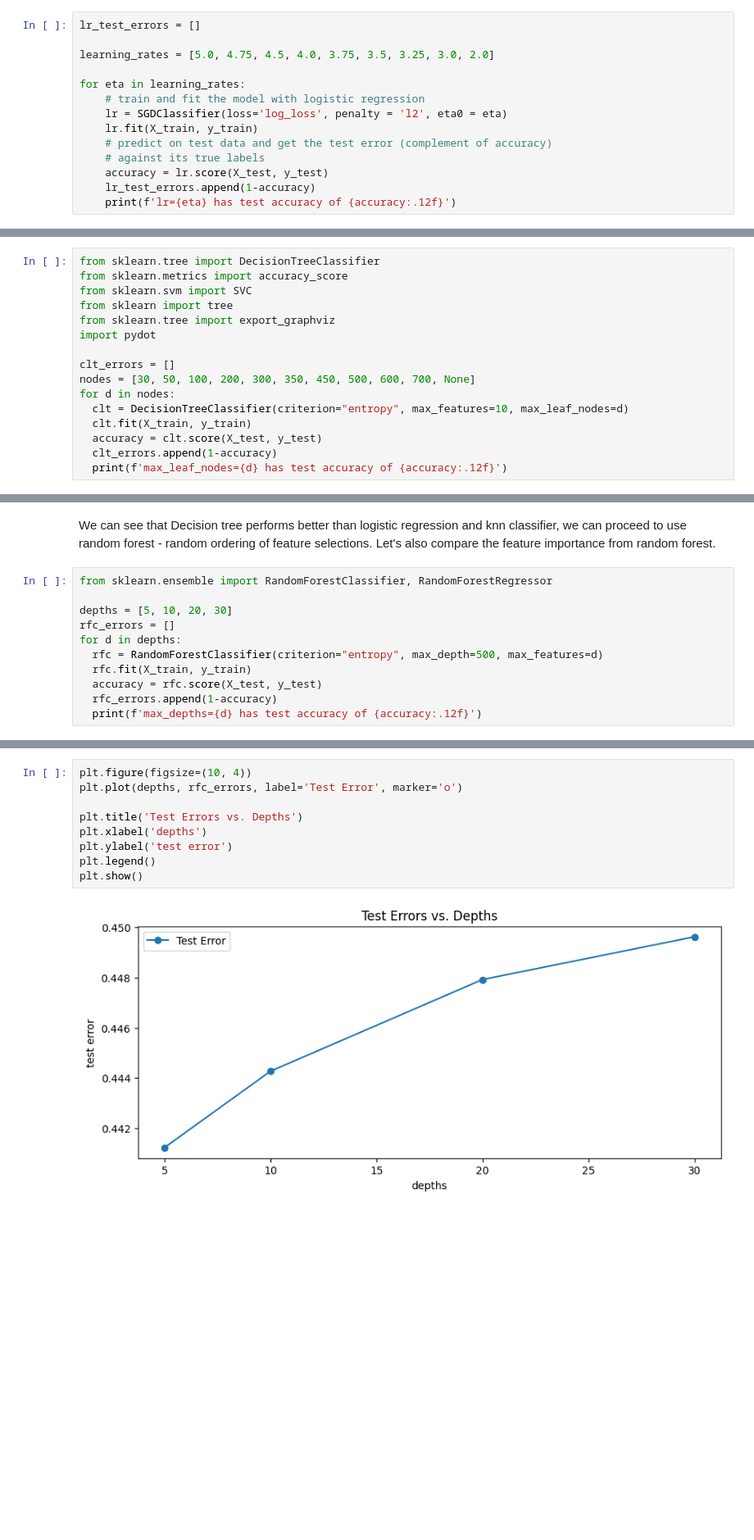
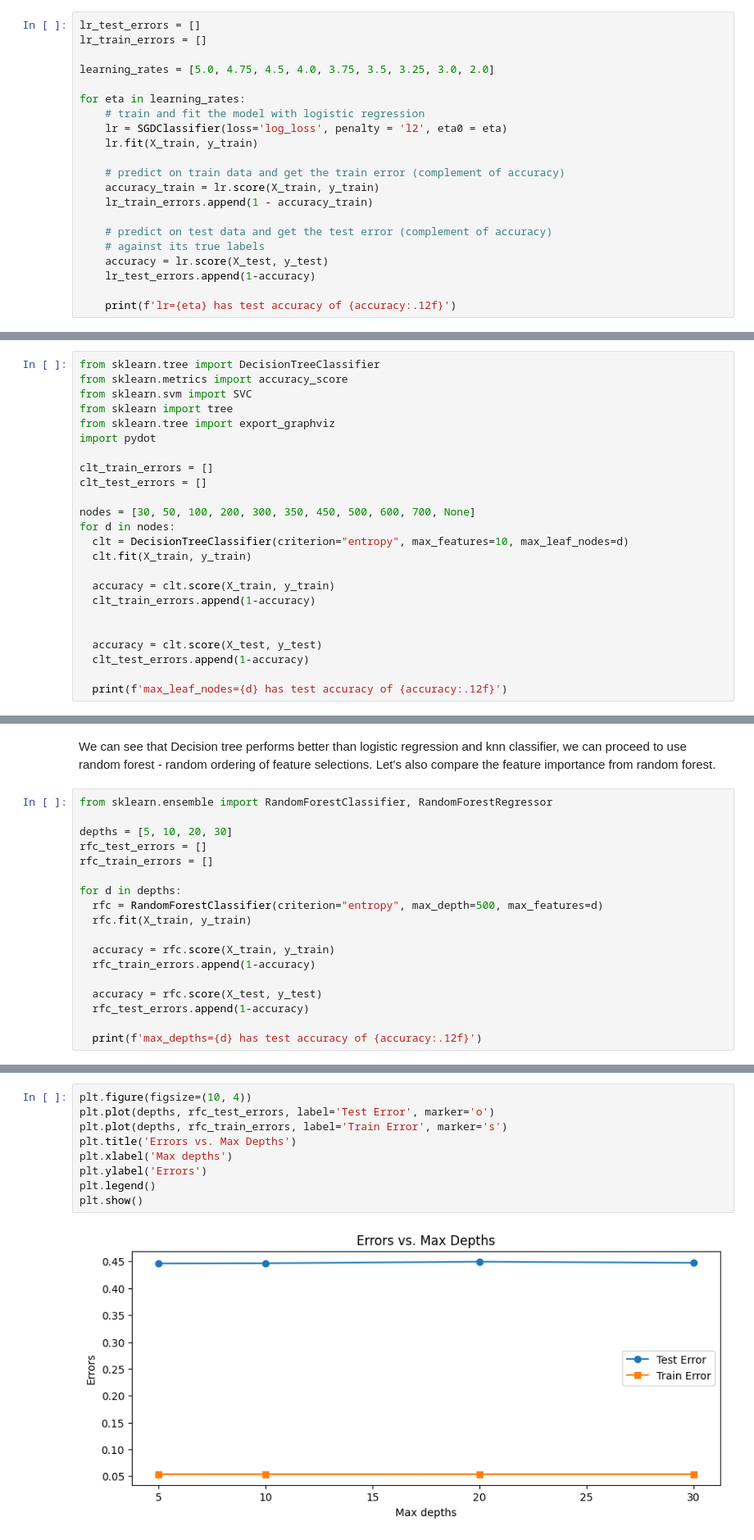
Before and after one commit to clue-deng/Classifying-Song-Genre, a Jupyter notebook: ML_final_project.ipynb, the cells around one changed output, grey strips where cells are left out. Shown: that part at 82% size. Drawn from its saved outputs; the diff is of its cells as text; blank space fills up the shorter version.

```diff
--- a/ML_final_project.ipynb
+++ b/ML_final_project.ipynb
@@ -247,6 +256,7 @@ lr_accuracy
 0.18443172128152027
 # %%
 lr_test_errors = []
+lr_train_errors = []
 
 learning_rates = [5.0, 4.75, 4.5, 4.0, 3.75, 3.5, 3.25, 3.0, 2.0]
 
@@ -254,9 +264,15 @@ for eta in learning_rates:
     # train and fit the model with logistic regression
     lr = SGDClassifier(loss='log_loss', penalty = 'l2', eta0 = eta)
     lr.fit(X_train, y_train)
+
+    # predict on train data and get the train error (complement of accuracy)
+    accuracy_train = lr.score(X_train, y_train)
+    lr_train_errors.append(1 - accuracy_train)
+
     # predict on test data and get the test error (complement of accuracy)
     # against its true labels
     accuracy = lr.score(X_test, y_test)
     lr_test_errors.append(1-accuracy)
+
     print(f'lr={eta} has test accuracy of {accuracy:.12f}')
 # %% [output]
@@ -292,12 +308,20 @@ from sklearn import tree
 from sklearn.tree import export_graphviz
 import pydot
 
-clt_errors = []
+clt_train_errors = []
+clt_test_errors = []
+
 nodes = [30, 50, 100, 200, 300, 350, 450, 500, 600, 700, None]
 for d in nodes:
   clt = DecisionTreeClassifier(criterion="entropy", max_features=10, max_leaf_nodes=d)
   clt.fit(X_train, y_train)
+
+  accuracy = clt.score(X_train, y_train)
+  clt_train_errors.append(1-accuracy)
+
+
   accuracy = clt.score(X_test, y_test)
-  clt_errors.append(1-accuracy)
+  clt_test_errors.append(1-accuracy)
+
   print(f'max_leaf_nodes={d} has test accuracy of {accuracy:.12f}')
 # %% [output]
@@ -358,11 +382,18 @@ We can see that Decision tree performs better than logistic regression and knn c
 from sklearn.ensemble import RandomForestClassifier, RandomForestRegressor
 
 depths = [5, 10, 20, 30]
-rfc_errors = []
+rfc_test_errors = []
+rfc_train_errors = []
+
 for d in depths:
   rfc = RandomForestClassifier(criterion="entropy", max_depth=500, max_features=d)
   rfc.fit(X_train, y_train)
+
+  accuracy = rfc.score(X_train, y_train)
+  rfc_train_errors.append(1-accuracy)
+
   accuracy = rfc.score(X_test, y_test)
-  rfc_errors.append(1-accuracy)
+  rfc_test_errors.append(1-accuracy)
+
   print(f'max_depths={d} has test accuracy of {accuracy:.12f}')
 # %% [output]
@@ -373,14 +404,14 @@ max_depths=30 has test accuracy of 0.550371543428
 # %%
 plt.figure(figsize=(10, 4))
-plt.plot(depths, rfc_errors, label='Test Error', marker='o')
-
-plt.title('Test Errors vs. Depths')
-plt.xlabel('depths')
-plt.ylabel('test error')
+plt.plot(depths, rfc_test_errors, label='Test Error', marker='o')
+plt.plot(depths, rfc_train_errors, label='Train Error', marker='s')
+plt.title('Errors vs. Max Depths')
+plt.xlabel('Max depths')
+plt.ylabel('Errors')
 plt.legend()
 plt.show()
 # %% [output]
-[figure, old version]
+[figure, new version]
 # %%
 rfc = RandomForestClassifier(criterion="entropy", max_depth=500, max_features=10)
 rfc.fit(X_train, y_train)
```
Also changed, not shown: parts of 28 cells of this notebook.
